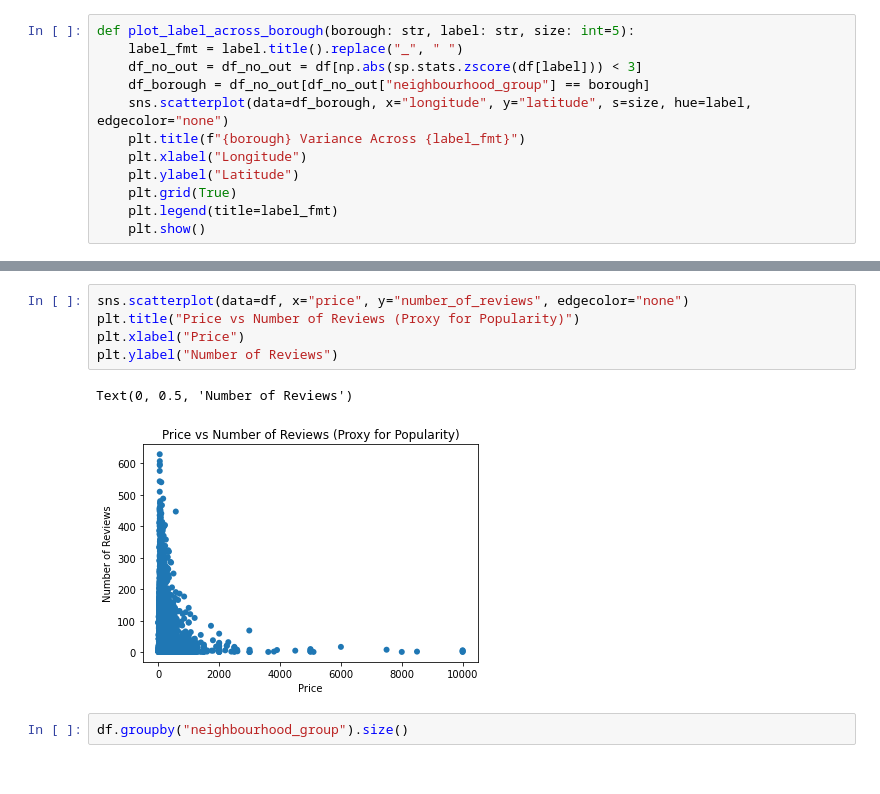
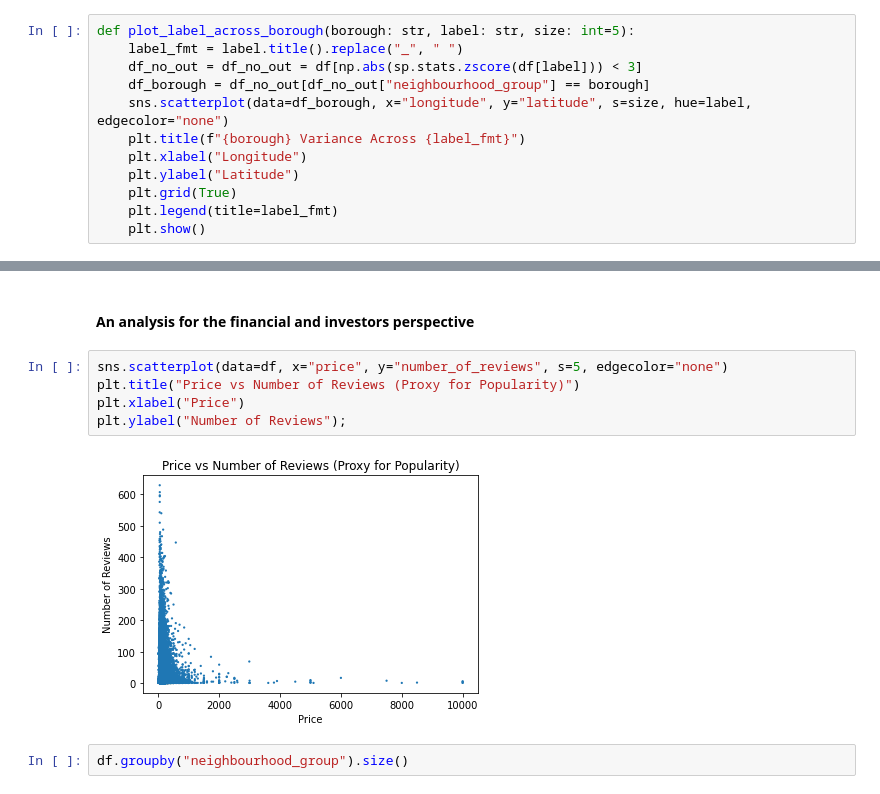
Before and after one commit to amitsarvate/csci_2000_final_project_take_2, a Jupyter notebook: tech-report-final.ipynb, the cells around one changed output, grey strips where cells are left out. Saved outputs shown, nothing was run; the diff lists cells and outputs as text.

```diff
--- a/tech-report-final.ipynb
+++ b/tech-report-final.ipynb
@@ -257,11 +335,12 @@ plt.grid(True)
+# %% [markdown]
+#### An analysis for the financial and investors perspective
 # %%
-sns.scatterplot(data=df, x="price", y="number_of_reviews", edgecolor="none")
+sns.scatterplot(data=df, x="price", y="number_of_reviews", s=5, edgecolor="none")
 plt.title("Price vs Number of Reviews (Proxy for Popularity)")
 plt.xlabel("Price")
-plt.ylabel("Number of Reviews")
+plt.ylabel("Number of Reviews");
 # %% [output]
-Text(0, 0.5, 'Number of Reviews')
-[figure, old version]
+[figure, new version]
 # %%
 df.groupby("neighbourhood_group").size()
 # %% [output]
```
Also changed, not shown: parts of 20 cells of this notebook.
